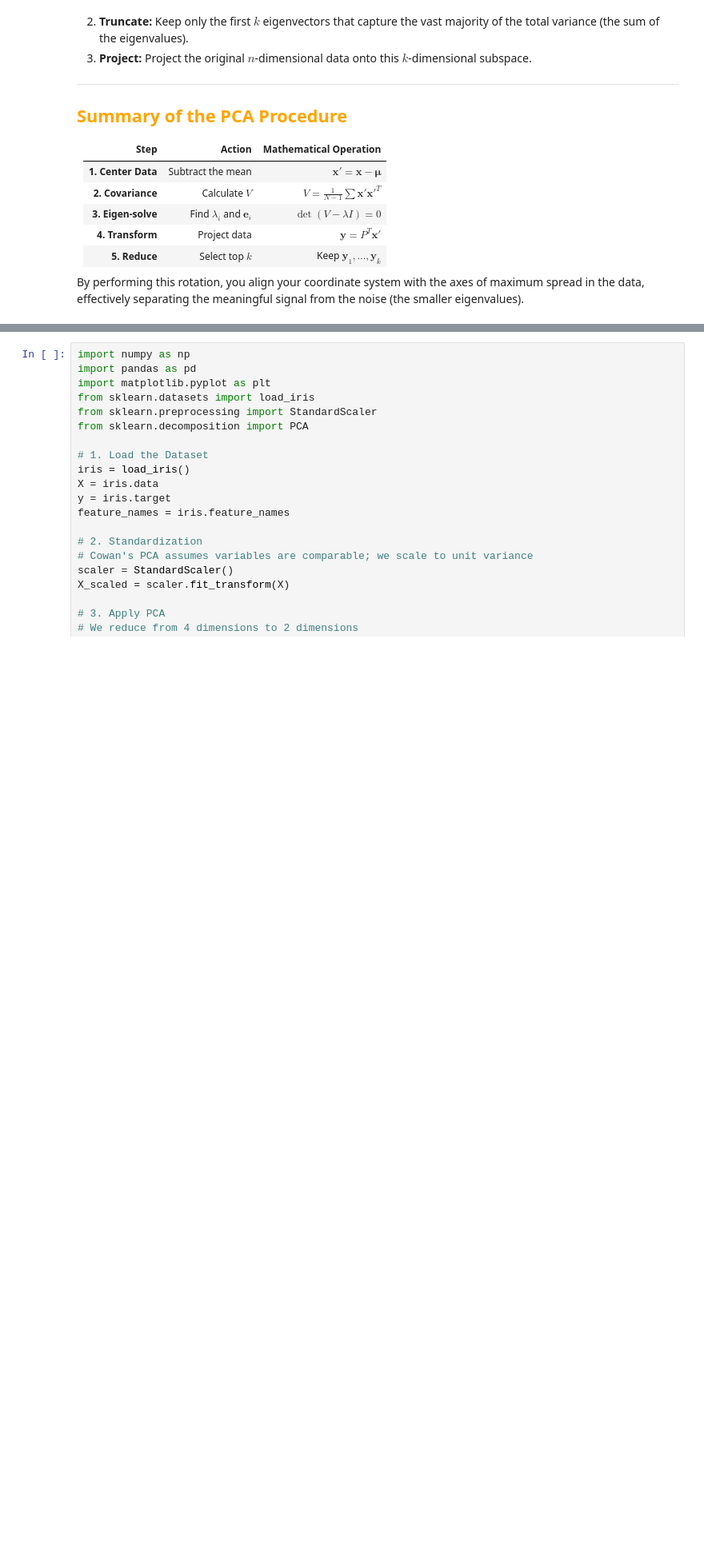
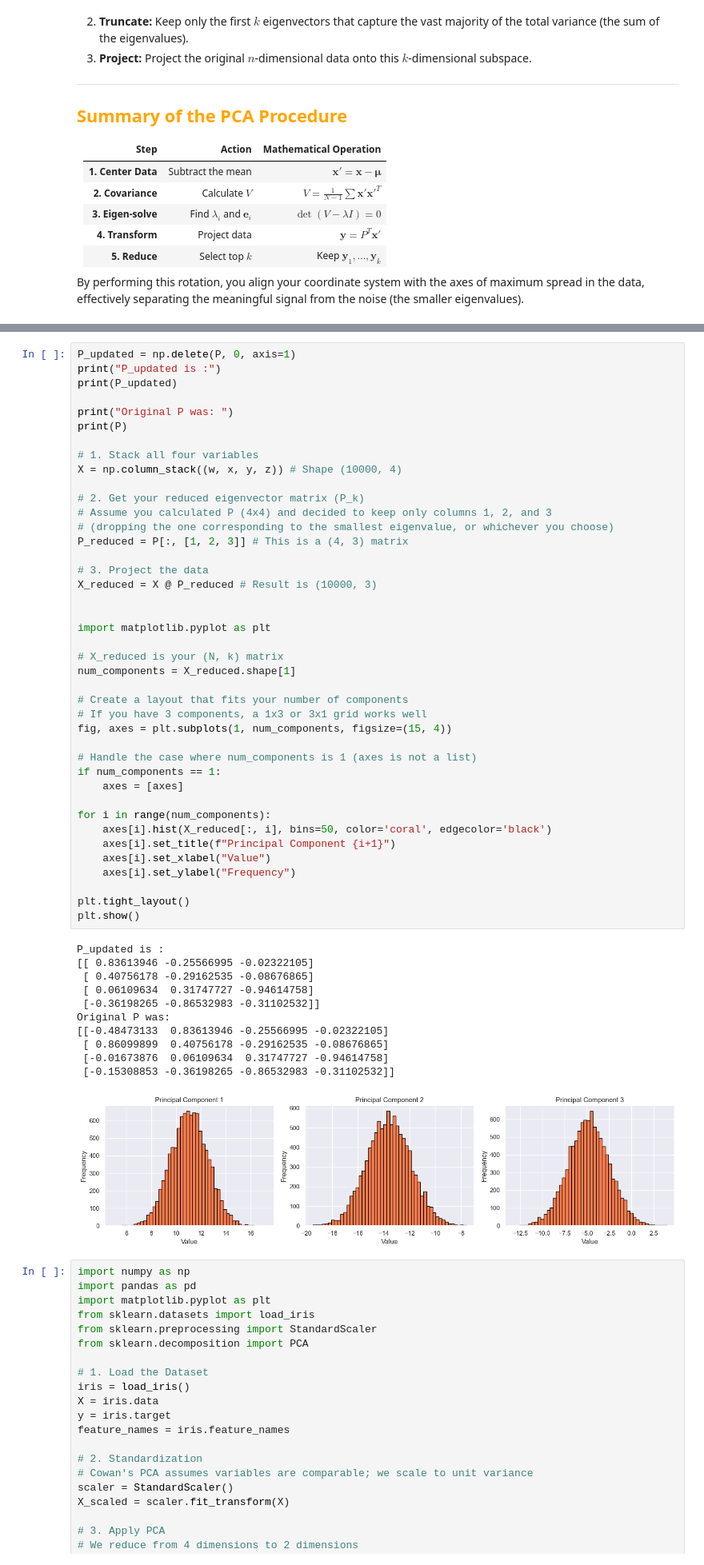
Before and after one commit to bdixit25/DataScience_Courses, a Jupyter notebook: Course_4_Statistics/Module_2/Module_2.ipynb, the cells around one changed output, grey strips where cells are left out. Shown at 80% size. Drawn from its saved outputs; the diff is of its cells as text; blank space fills up the shorter version.

```diff
--- a/Course_4_Statistics/Module_2/Module_2.ipynb
+++ b/Course_4_Statistics/Module_2/Module_2.ipynb
@@ -65,3 +215,56 @@ By performing this rotation, you align your coordinate system with the axes of m
+# %%
+P_updated = np.delete(P, 0, axis=1)
+print("P_updated is :")
+print(P_updated)
+
+print("Original P was: ")
+print(P)
+
+# 1. Stack all four variables
+X = np.column_stack((w, x, y, z)) # Shape (10000, 4)
+
+# 2. Get your reduced eigenvector matrix (P_k)
+# Assume you calculated P (4x4) and decided to keep only columns 1, 2, and 3
+# (dropping the one corresponding to the smallest eigenvalue, or whichever you choose)
+P_reduced = P[:, [1, 2, 3]] # This is a (4, 3) matrix
+
+# 3. Project the data
+X_reduced = X @ P_reduced # Result is (10000, 3)
+
+
+import matplotlib.pyplot as plt
+
+# X_reduced is your (N, k) matrix
+num_components = X_reduced.shape[1]
+
+# Create a layout that fits your number of components
+# If you have 3 components, a 1x3 or 3x1 grid works well
+fig, axes = plt.subplots(1, num_components, figsize=(15, 4))
+
+# Handle the case where num_components is 1 (axes is not a list)
+if num_components == 1:
+    axes = [axes]
+
+for i in range(num_components):
+    axes[i].hist(X_reduced[:, i], bins=50, color='coral', edgecolor='black')
+    axes[i].set_title(f"Principal Component {i+1}")
+    axes[i].set_xlabel("Value")
+    axes[i].set_ylabel("Frequency")
+
+plt.tight_layout()
+plt.show()
+# %% [output]
+P_updated is :
+[[ 0.83613946 -0.25566995 -0.02322105]
+ [ 0.40756178 -0.29162535 -0.08676865]
+ [ 0.06109634  0.31747727 -0.94614758]
+ [-0.36198265 -0.86532983 -0.31102532]]
+Original P was:
+[[-0.48473133  0.83613946 -0.25566995 -0.02322105]
+ [ 0.86099899  0.40756178 -0.29162535 -0.08676865]
+ [-0.01673876  0.06109634  0.31747727 -0.94614758]
+ [-0.15308853 -0.36198265 -0.86532983 -0.31102532]]
+[figure, added]
 # %%
 import numpy as np
 import pandas as pd
```
Also changed, not shown: parts of 3 cells of this notebook.
